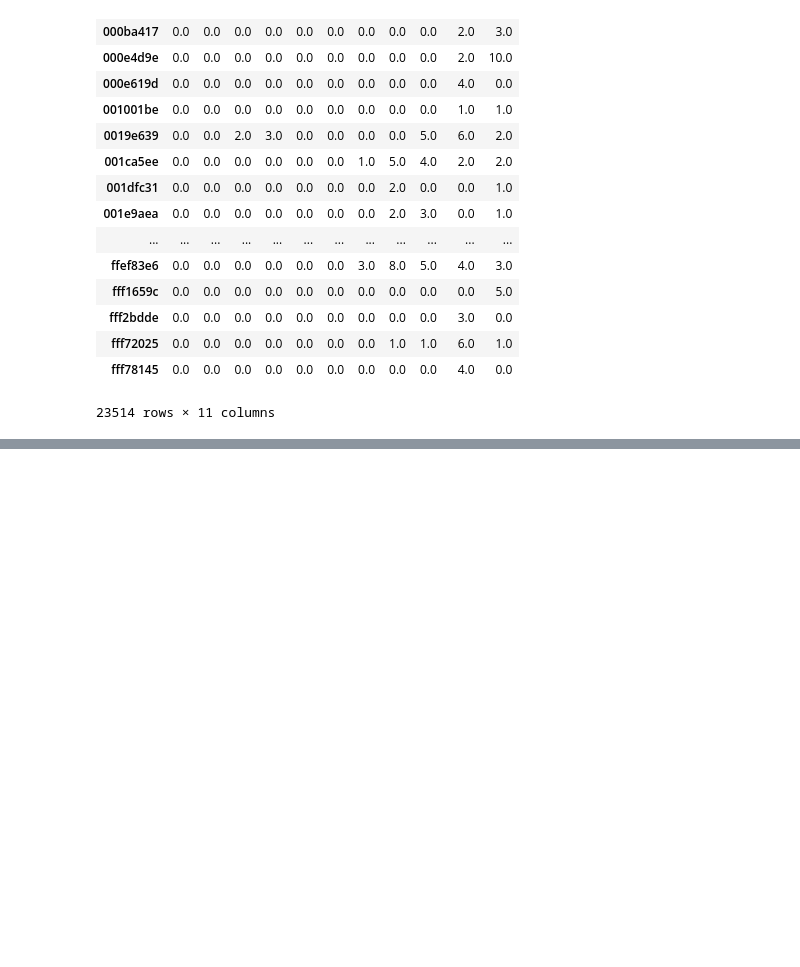
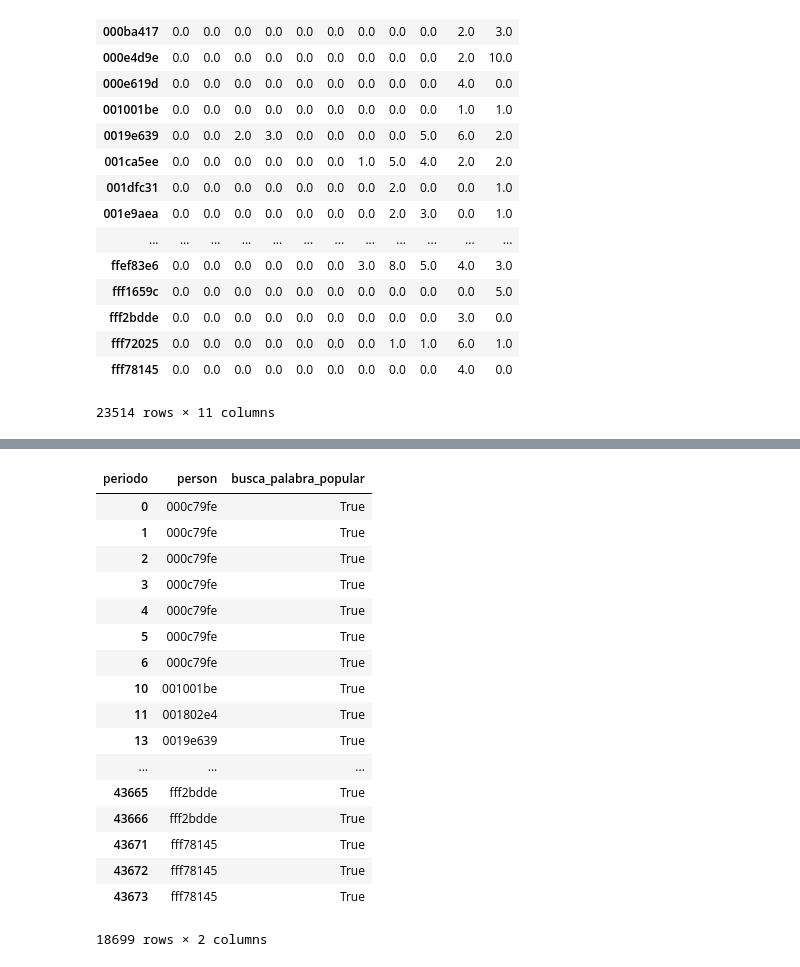
Before and after one commit to EugeniaFranchi/TP-Datos, a Jupyter notebook: TP2/TP2 v1.2.ipynb, the cells around one changed output, grey strips where cells are left out. Cells and saved outputs as stored; diff of their text form; code cells hidden in the pictures; blank space fills up the shorter version.

```diff
--- a/TP2/TP2 v1.2.ipynb
+++ b/TP2/TP2 v1.2.ipynb
@@ -760,0 +798,25 @@ returns_por_persona
+# %%
+palabra_buscada = palabra_buscada[['person',7,8,9,10,11]]
+# %%
+usuarios_busca_palabra_popular = palabra_buscada.loc[palabra_buscada['busca_palabra_popular']==True]
+usuarios_busca_palabra_popular = usuarios_busca_palabra_popular[['person','busca_palabra_popular']]
+usuarios_busca_palabra_popular
+# %% [output]
+| periodo | person | busca_palabra_popular |
+| 0 | 000c79fe | True |
+| 1 | 000c79fe | True |
+| 2 | 000c79fe | True |
+| 3 | 000c79fe | True |
+| 4 | 000c79fe | True |
+| 5 | 000c79fe | True |
+| 6 | 000c79fe | True |
+| 10 | 001001be | True |
+| 11 | 001802e4 | True |
+| 13 | 0019e639 | True |
+| ... | ... | ... |
+| 43665 | fff2bdde | True |
+| 43666 | fff2bdde | True |
+| 43671 | fff78145 | True |
+| 43672 | fff78145 | True |
+| 43673 | fff78145 | True |
+18699 rows × 2 columns
```
Also changed, not shown: parts of 11 cells of this notebook.
